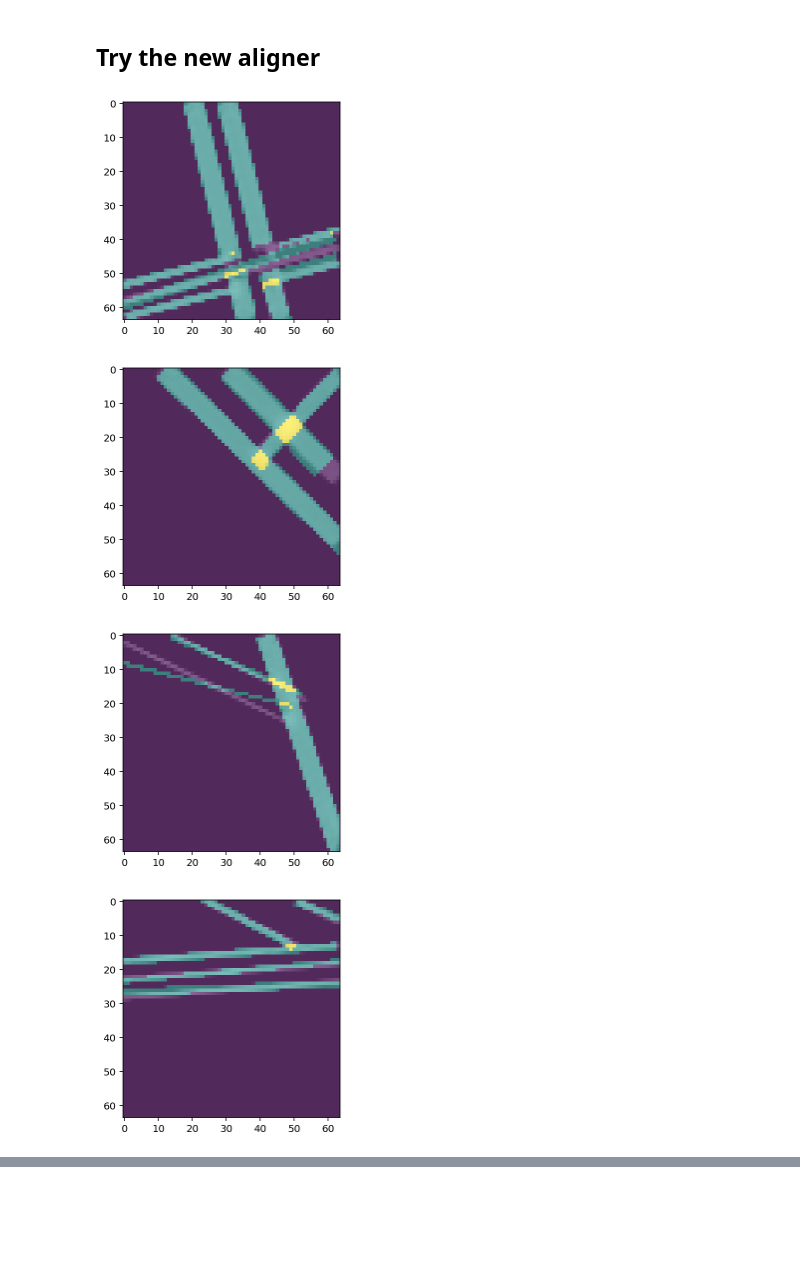
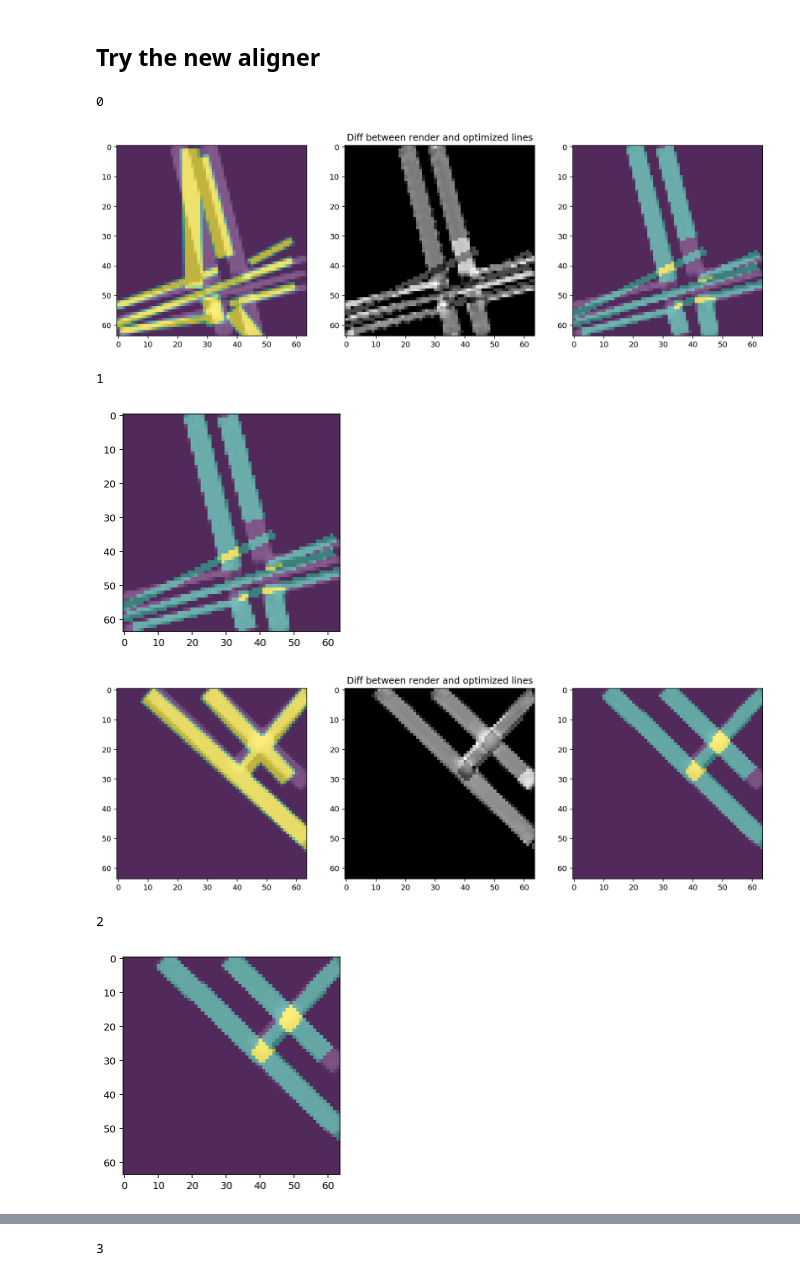
Before and after one commit to apnkv/optimization_vectorization, a Jupyter notebook: stateful.ipynb, the cells around one changed output, grey strips where cells are left out. Cells and saved outputs as stored; diff of their text form; code cells hidden in the pictures; blank space fills up the shorter version.

```diff
--- a/stateful.ipynb
+++ b/stateful.ipynb
@@ -167,8 +155,10 @@ perturber = LinePerturbationPipe(
 #     LineClip(0, 63, 0, 63)  # IMPORTANT
 )
 
+
 def not_too_thin(state):
     return torch.sum(torch.relu(1. - state['current_line_batch'][:, :, 4]))
+
 
 def bound_coordinates(padding=8.):
     def fn(state):
@@ -176,16 +166,26 @@ def bound_coordinates(padding=8.):
         return torch.sum(torch.relu(line_batch[:, :, :4] - 64. - padding)) + torch.sum(torch.relu(-padding - line_batch[:, :, :4]))
     return fn
 
+
 def similar_total_mass(state):
     return torch.abs(2 * torch.sum(state['render']) - torch.sum(state['raster']))
 
-loss = LossComposition()
-loss.add(make_default_loss_fn(bce_schedule=(lambda state: 1.0)))
-loss.add(not_too_thin)
-# loss.add(similar_total_mass)
-loss.add(bound_coordinates(8.))
 
-aligner = None
+def mae(weight):
+    l1_loss = torch.nn.L1Loss()
+    def fn(state):
+        return weight * l1_loss(state['raster'], state['render'])
+
+    return fn
+
+
+def mse(weight):
+    l2_loss = torch.nn.MSELoss()
+    def fn(state):
+        return weight * l2_loss(state['raster'], state['render'])
+
+    return fn
+
 
 def coords_only_grads(n_steps=200):
     def fn(state):
@@ -204,40 +204,69 @@ def reduced_width_lr(multiplier=0.2):
 
 htmls = []
 
-for random_seed in tqdm(range(10)):
+loss = LossComposition()
+loss.add(make_default_loss_fn(bce_schedule=(lambda state: 0.0)))
+loss.add(not_too_thin)
+# loss.add(mse(1.0))
+# loss.add(similar_total_mass)
+# loss.add(bound_coordinates(8.))
+
+aligner = None
+
+n_steps = 300
+
+for random_seed in range(20):
+    print(random_seed)
     sample = transform_synthetic_sample(syn_dataset[random_seed])
     image = sample['image']
     # Uncomment the following two lines to use neural crossing inference
     image = torch.from_numpy(image).unsqueeze(dim=0).unsqueeze(dim=1)
     image = model.forward(image.to(DEVICE)).detach().cpu().numpy()[0][0]
     line_batch = sample['line_batch']
 
     aligner = StatefulAligner(line_batch, image)
 
-    grad_transformer = reduced_width_lr(0.5)
+    grad_transformer = coords_only_grads(n_steps)
     init_ot_aligner(aligner, loss_fn=loss,
                     optimize_fn=make_default_optimize_fn(
                         aligner,
                         lr=0.3,
                         transform_grads=grad_transformer,
                         base_optimizer=optim.Adam
                     ))
 
     ot_loss = SamplesLoss("sinkhorn", p=2, blur=.05, potentials=True, debias=False)
     aligner.add_callback(store_transport_plan(ot_loss))
 
     aligner.add_callback(store_render_difference)
     aligner.add_callback(save_best_batch)
     aligner.add_callback(accumulate_renders)
 
-    for _ in range(300):
+    for _ in range(n_steps):
         aligner.step()
 
     raster = aligner.state['raster'].detach().cpu().numpy()
+
+    plt.figure(figsize=(15, 5))
+    plt.subplot(1, 3, 1)
+    plt.imshow(raster, alpha=0.6, cmap='gray')
+    initial = SyntheticPatch.from_lines(torch_to_synthetic_lines(aligner.state['initial_line_batch'][0].detach().cpu())).get_image()
+    plt.imshow(initial, alpha=0.6)
+    plt.subplot(1, 3, 2)
+    plt.title('Diff between render and optimized lines')
+    plt.imshow(np.abs(aligner.state['difference'].detach().cpu().numpy()), cmap='gray')
+    plt.subplot(1, 3, 3)
+    plt.imshow(raster, alpha=0.6, cmap='gray')
+    plt.imshow(aligner.state['render'].detach().cpu().numpy(), alpha=0.6)
+    plt.show()
+
     anim = make_animation(raster, aligner.state['renders'])
     htmls.append(HTML(anim.to_html5_video()))
 # %% [output]
+0
-[figure, old version]
+[figure, new version]
+1
-[figure, old version]
+[figure, new version]
-[figure, old version]
+[figure, new version]
+2
-[figure, old version]
+[figure, new version]
@@ -244,0 +274 @@ for random_seed in tqdm(range(10)):
+3
```
Also changed, not shown: parts of 14 cells of this notebook, 1 other file.
